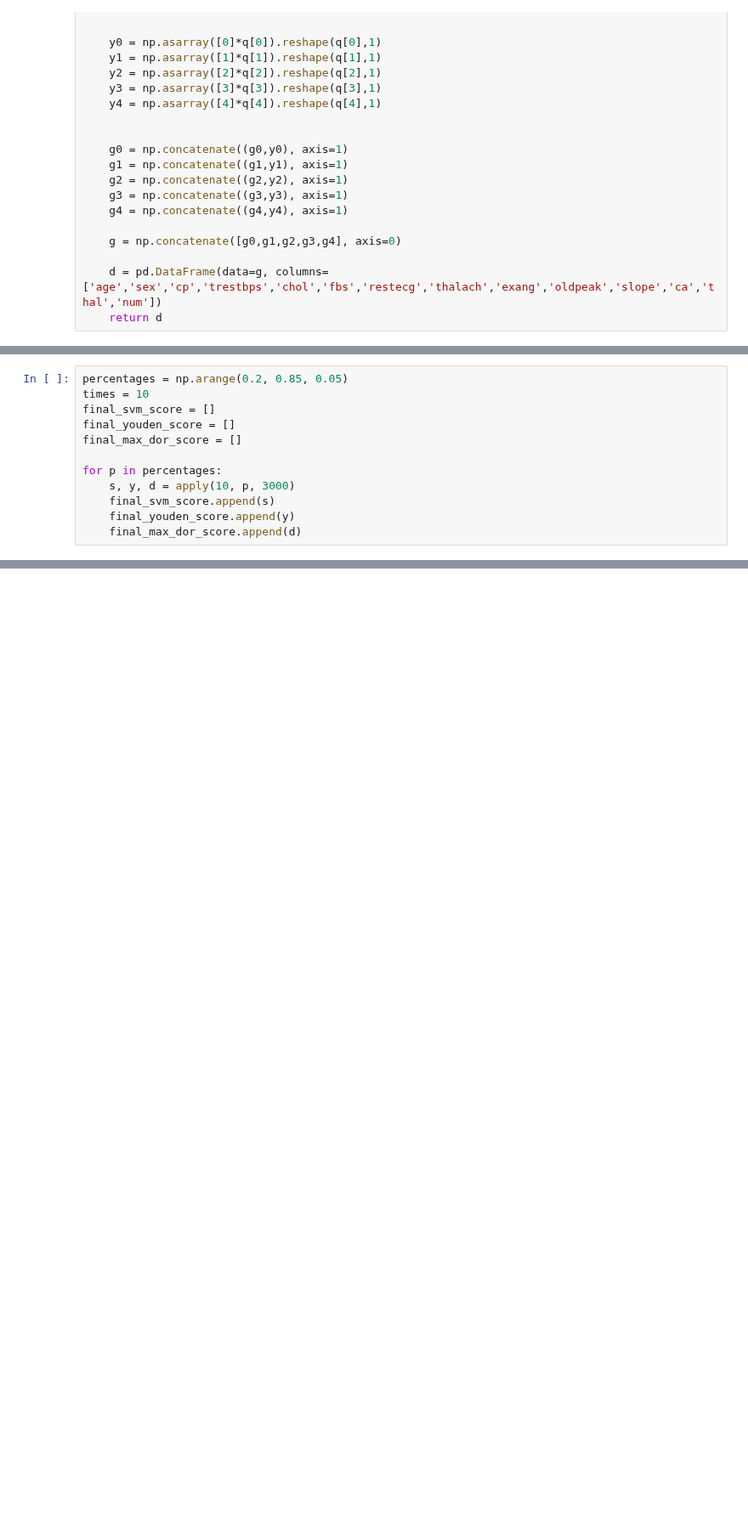
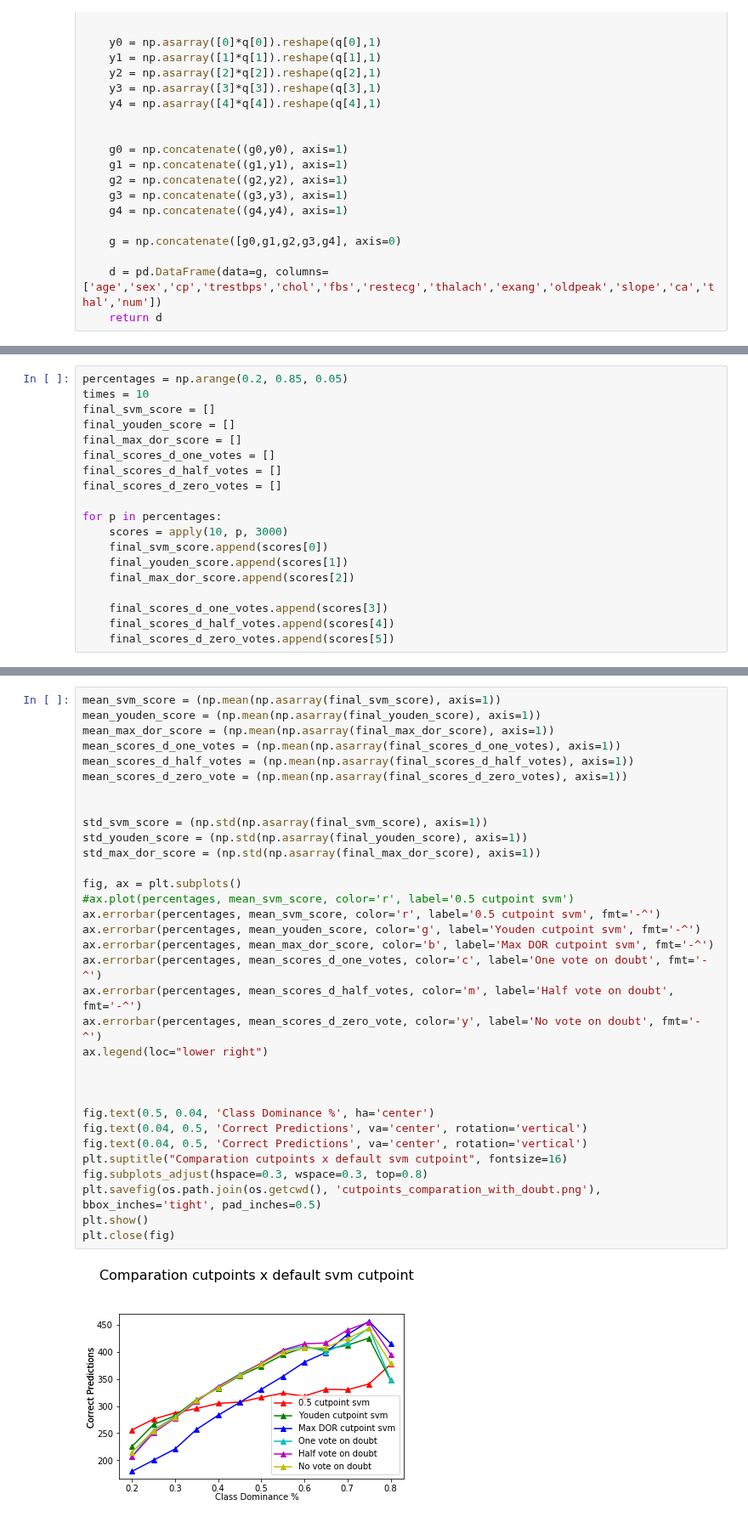
Before and after one commit to gabrielmatos26/Ova-and-Ava-classifiers, a Jupyter notebook: ovo_cutpoints.ipynb, the cells around one changed output, grey strips where cells are left out. Shown at 85% size. Saved outputs shown, nothing was run; the diff lists cells and outputs as text; blank space fills up the shorter version.

```diff
--- a/ovo_cutpoints.ipynb
+++ b/ovo_cutpoints.ipynb
@@ -366,12 +406,19 @@ times = 10
 final_svm_score = []
 final_youden_score = []
 final_max_dor_score = []
+final_scores_d_one_votes = []
+final_scores_d_half_votes = []
+final_scores_d_zero_votes = []
 
 for p in percentages:
-    s, y, d = apply(10, p, 3000)
-    final_svm_score.append(s)
-    final_youden_score.append(y)
-    final_max_dor_score.append(d)
+    scores = apply(10, p, 3000)
+    final_svm_score.append(scores[0])
+    final_youden_score.append(scores[1])
+    final_max_dor_score.append(scores[2])
+
+    final_scores_d_one_votes.append(scores[3])
+    final_scores_d_half_votes.append(scores[4])
+    final_scores_d_zero_votes.append(scores[5])
 # %%
 min_svm_score = np.asarray(final_svm_score).min(axis=1)
 min_youden_score = np.asarray(final_youden_score).min(axis=1)
@@ -426,3 +473,38 @@ plt.show()
 plt.close(fig)
 # %% [output]
 [figure]
+# %%
+mean_svm_score = (np.mean(np.asarray(final_svm_score), axis=1))
+mean_youden_score = (np.mean(np.asarray(final_youden_score), axis=1))
+mean_max_dor_score = (np.mean(np.asarray(final_max_dor_score), axis=1))
+mean_scores_d_one_votes = (np.mean(np.asarray(final_scores_d_one_votes), axis=1))
+mean_scores_d_half_votes = (np.mean(np.asarray(final_scores_d_half_votes), axis=1))
+mean_scores_d_zero_vote = (np.mean(np.asarray(final_scores_d_zero_votes), axis=1))
+
+
+std_svm_score = (np.std(np.asarray(final_svm_score), axis=1))
+std_youden_score = (np.std(np.asarray(final_youden_score), axis=1))
+std_max_dor_score = (np.std(np.asarray(final_max_dor_score), axis=1))
+
+fig, ax = plt.subplots()
+#ax.plot(percentages, mean_svm_score, color='r', label='0.5 cutpoint svm')
+ax.errorbar(percentages, mean_svm_score, color='r', label='0.5 cutpoint svm', fmt='-^')
+ax.errorbar(percentages, mean_youden_score, color='g', label='Youden cutpoint svm', fmt='-^')
+ax.errorbar(percentages, mean_max_dor_score, color='b', label='Max DOR cutpoint svm', fmt='-^')
+ax.errorbar(percentages, mean_scores_d_one_votes, color='c', label='One vote on doubt', fmt='-^')
+ax.errorbar(percentages, mean_scores_d_half_votes, color='m', label='Half vote on doubt', fmt='-^')
+ax.errorbar(percentages, mean_scores_d_zero_vote, color='y', label='No vote on doubt', fmt='-^')
+ax.legend(loc="lower right")
+
+
+
+fig.text(0.5, 0.04, 'Class Dominance %', ha='center')
+fig.text(0.04, 0.5, 'Correct Predictions', va='center', rotation='vertical')
+fig.text(0.04, 0.5, 'Correct Predictions', va='center', rotation='vertical')
+plt.suptitle("Comparation cutpoints x default svm cutpoint", fontsize=16)
+fig.subplots_adjust(hspace=0.3, wspace=0.3, top=0.8)
+plt.savefig(os.path.join(os.getcwd(), 'cutpoints_comparation_with_doubt.png'), bbox_inches='tight', pad_inches=0.5)
+plt.show()
+plt.close(fig)
+# %% [output]
+[figure, added]
```
Also changed, not shown: parts of 2 cells of this notebook, 1 other file.
